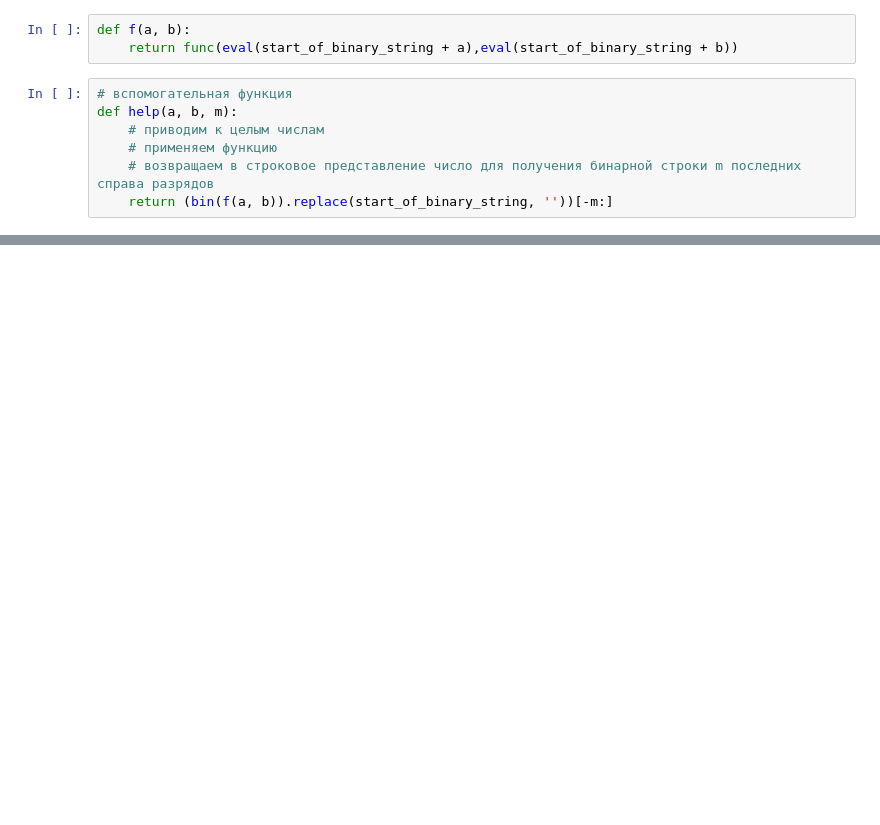
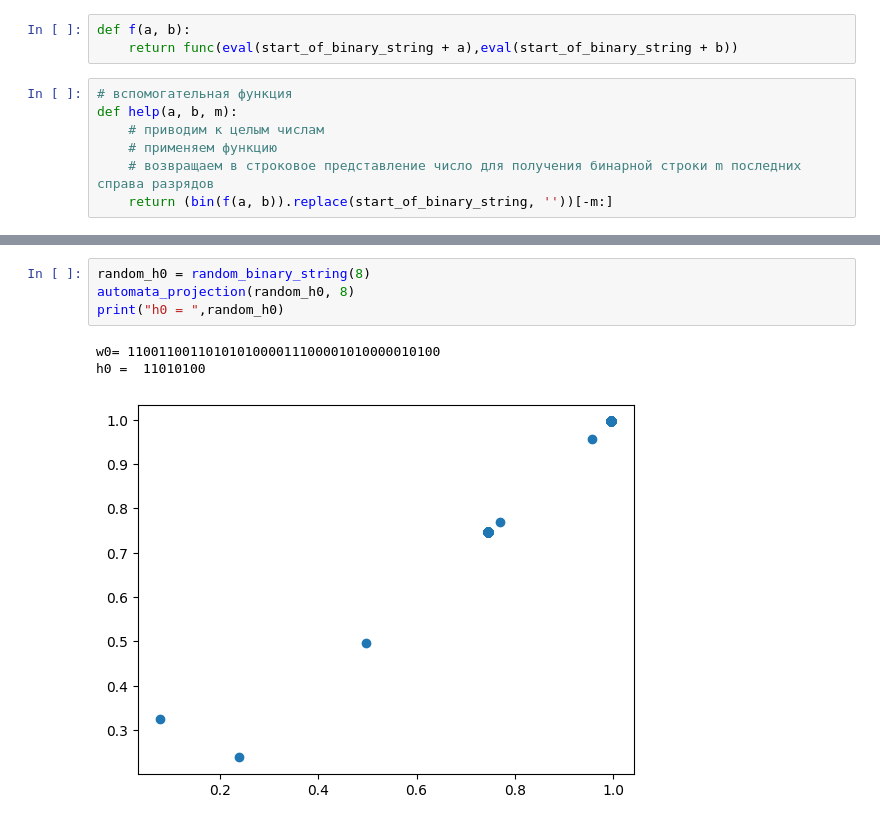
Before and after one commit to KozynchenkoVS/PythonMaths, a Jupyter notebook: Задание 8.ipynb, the cells around one changed output, grey strips where cells are left out. Cells and saved outputs as stored; diff of their text form; blank space fills up the shorter version.

```diff
--- a/Задание 8.ipynb
+++ b/Задание 8.ipynb
@@ -66,0 +87,8 @@ automata_projection('1001', 4)
+# %%
+random_h0 = random_binary_string(8)
+automata_projection(random_h0, 8)
+print("h0 = ",random_h0)
+# %% [output]
+w0= 1100110011010101000011100001010000010100
+h0 =  11010100
+[figure, added]
```
Also changed, not shown: parts of 11 cells of this notebook.
